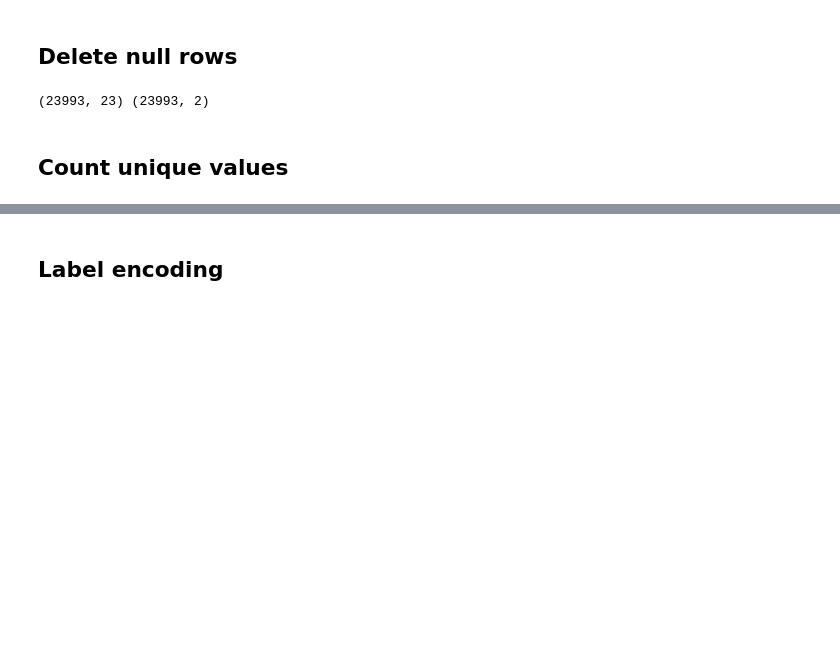
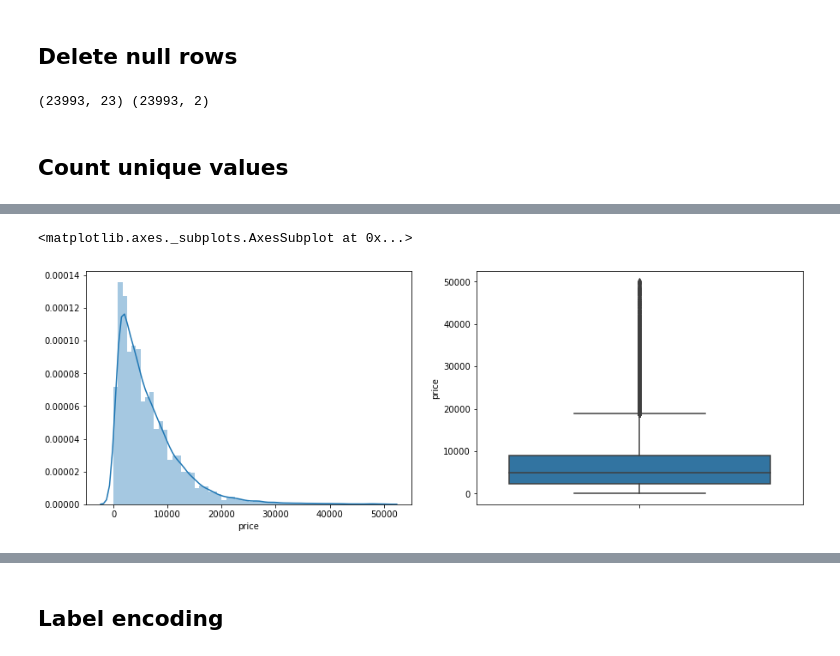
Before and after one commit to felixnguyen678/Statistical-Inference-Project, a Jupyter notebook: Linear Regression/main.ipynb, the cells around one changed output, grey strips where cells are left out. Cells and saved outputs as stored; diff of their text form; code cells hidden in the pictures; blank space fills up the shorter version.

```diff
--- a/Linear Regression/main.ipynb
+++ b/Linear Regression/main.ipynb
@@ -94,0 +96,8 @@ feature_9 2
+# %%
+# Vẽ đồ thị hộp và cột
+Pricefig, axs = plt.subplots(ncols = 2, figsize=(15, 5))
+sns.distplot(X_df['price'], kde=True, bins=60,  ax=axs[0])
+sns.boxplot( y=X_df['price'], orient='v' ,ax=axs[1])
+# %% [output]
+<matplotlib.axes._subplots.AxesSubplot at 0x...>
+[figure, added]
```
Also changed, not shown: parts of 32 cells of this notebook.
